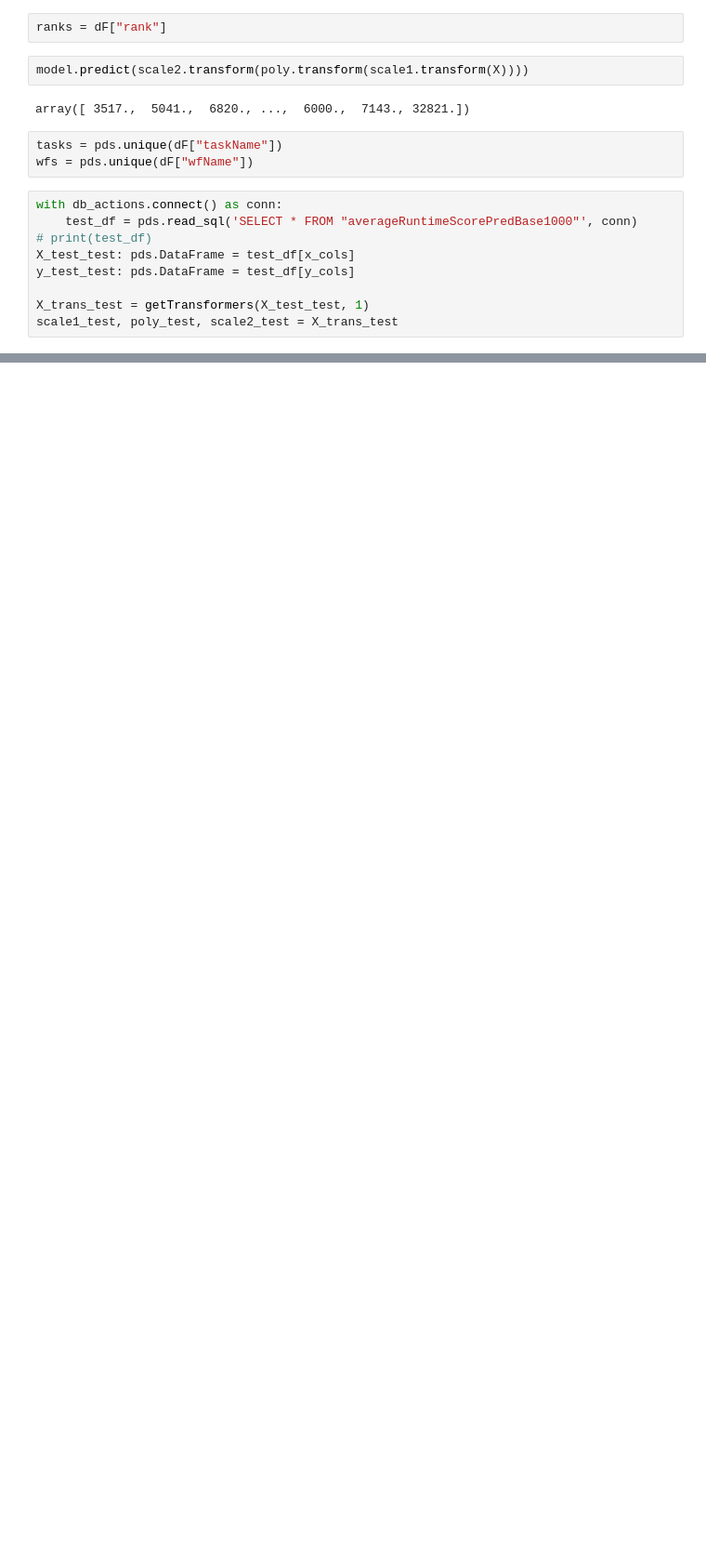
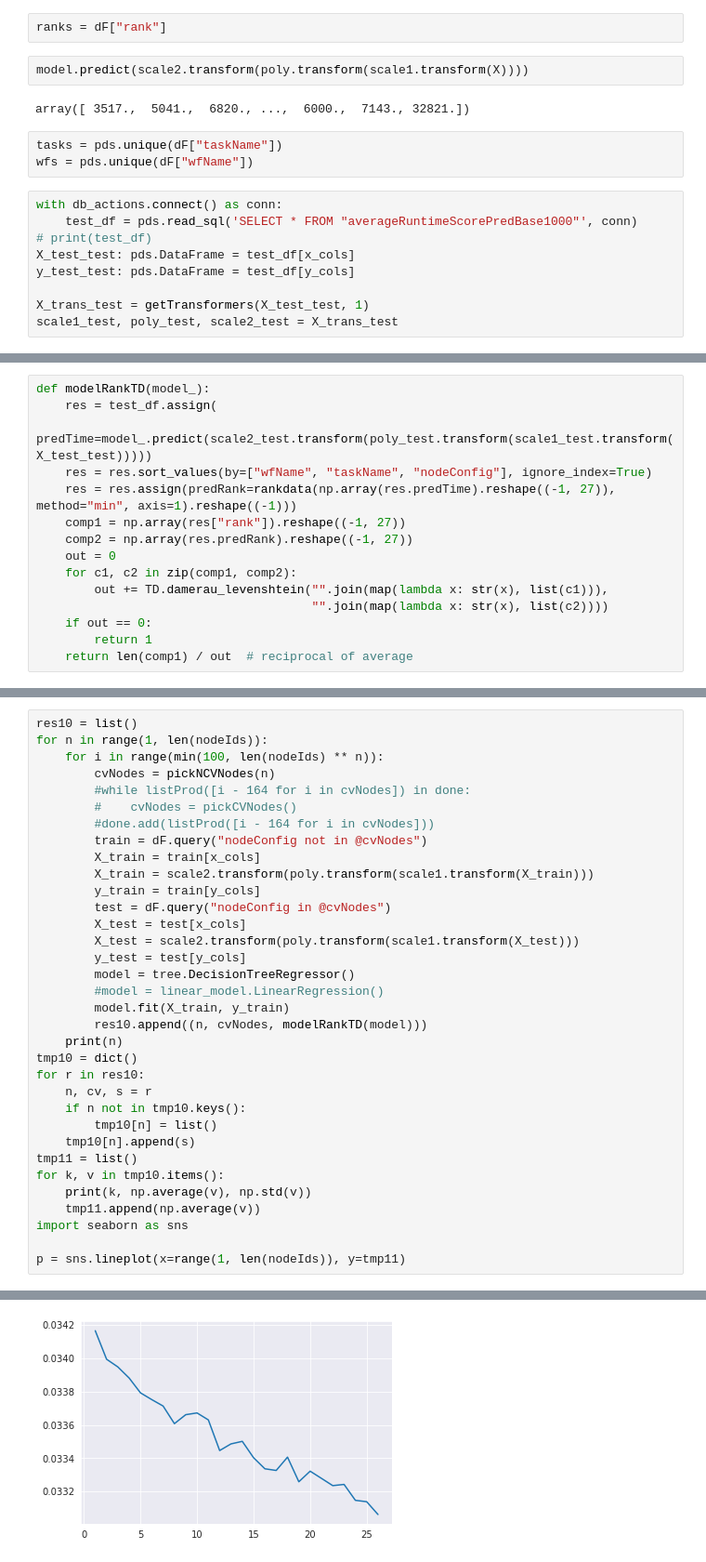
Before and after one commit to Sheypex/ba_proto, a Jupyter notebook: py/scoreRealtimeModelTest.ipynb, the cells around one changed output, grey strips where cells are left out. Shown: that part at 93% size. Drawn from its saved outputs; the diff is of its cells as text; blank space fills up the shorter version.

Commit message:
model testing

```diff
--- a/py/scoreRealtimeModelTest.ipynb
+++ b/py/scoreRealtimeModelTest.ipynb
@@ -338,2 +406,17 @@ print(r2_score(comp1, comp2))
+# %%
+def modelRankTD(model_):
+    res = test_df.assign(
+            predTime=model_.predict(scale2_test.transform(poly_test.transform(scale1_test.transform(X_test_test)))))
+    res = res.sort_values(by=["wfName", "taskName", "nodeConfig"], ignore_index=True)
+    res = res.assign(predRank=rankdata(np.array(res.predTime).reshape((-1, 27)), method="min", axis=1).reshape((-1)))
+    comp1 = np.array(res["rank"]).reshape((-1, 27))
+    comp2 = np.array(res.predRank).reshape((-1, 27))
+    out = 0
+    for c1, c2 in zip(comp1, comp2):
+        out += TD.damerau_levenshtein("".join(map(lambda x: str(x), list(c1))),
+                                      "".join(map(lambda x: str(x), list(c2))))
+    if out == 0:
+        return 1
+    return len(comp1) / out  # reciprocal of average
 # %%
 from sklearn.metrics import classification_report
@@ -425,0 +512,35 @@ print(np.average(res3.metric / 27))
+# %%
+res10 = list()
+for n in range(1, len(nodeIds)):
+    for i in range(min(100, len(nodeIds) ** n)):
+        cvNodes = pickNCVNodes(n)
+        #while listProd([i - 164 for i in cvNodes]) in done:
+        #    cvNodes = pickCVNodes()
+        #done.add(listProd([i - 164 for i in cvNodes]))
+        train = dF.query("nodeConfig not in @cvNodes")
+        X_train = train[x_cols]
+        X_train = scale2.transform(poly.transform(scale1.transform(X_train)))
+        y_train = train[y_cols]
+        test = dF.query("nodeConfig in @cvNodes")
+        X_test = test[x_cols]
+        X_test = scale2.transform(poly.transform(scale1.transform(X_test)))
+        y_test = test[y_cols]
+        model = tree.DecisionTreeRegressor()
+        #model = linear_model.LinearRegression()
+        model.fit(X_train, y_train)
+        res10.append((n, cvNodes, modelRankTD(model)))
+    print(n)
+tmp10 = dict()
+for r in res10:
+    n, cv, s = r
+    if n not in tmp10.keys():
+        tmp10[n] = list()
+    tmp10[n].append(s)
+tmp11 = list()
+for k, v in tmp10.items():
+    print(k, np.average(v), np.std(v))
+    tmp11.append(np.average(v))
+import seaborn as sns
+
+p = sns.lineplot(x=range(1, len(nodeIds)), y=tmp11)
+# %% [output]
@@ -425,0 +564 @@ print(np.average(res3.metric / 27))
+[figure, added]
```
Also changed, not shown: parts of 29 cells of this notebook, 1 other file.
